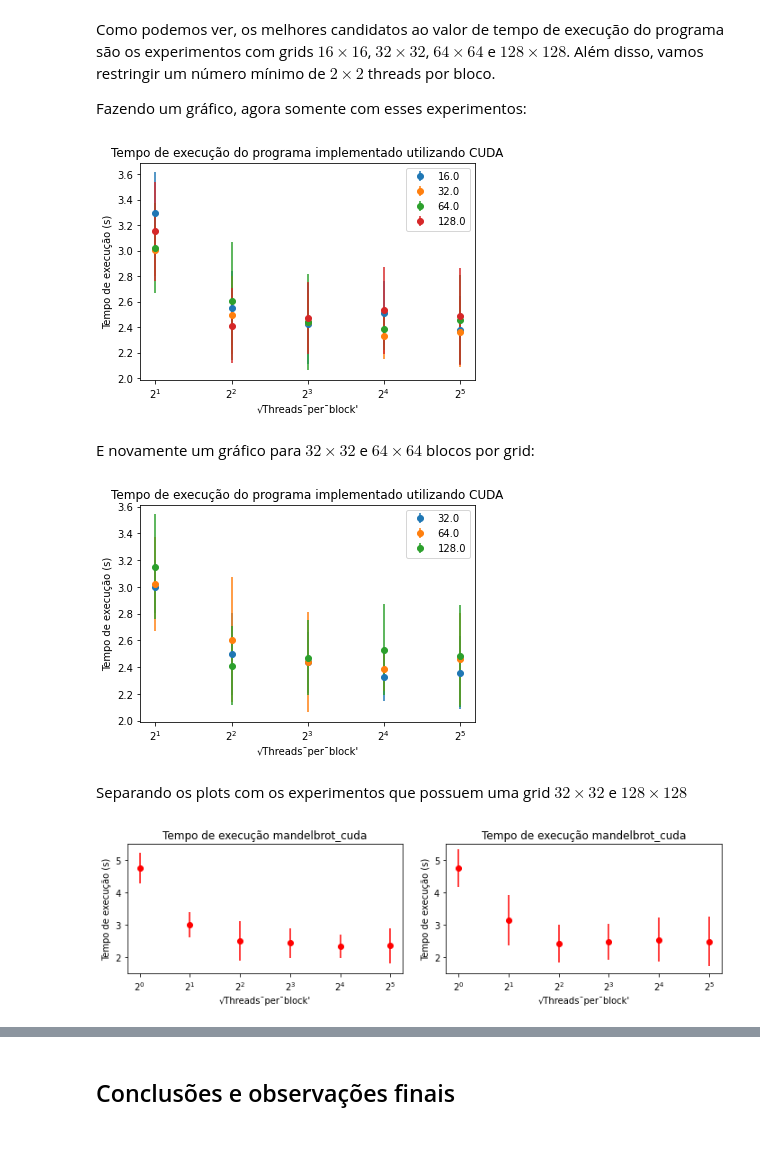
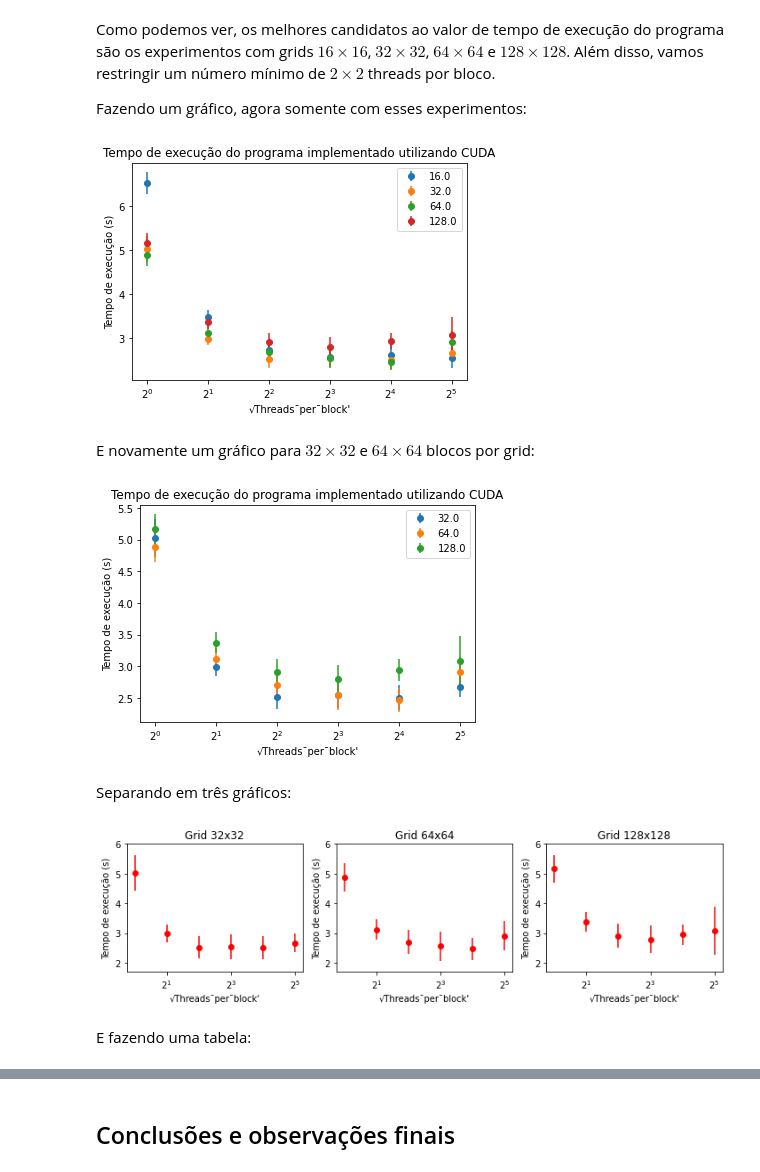
Before and after one commit to martinoni/parallel-ep2, a Jupyter notebook: ep2/src/Report.ipynb, the cells around one changed output, grey strips where cells are left out. Saved outputs shown, nothing was run; the diff lists cells and outputs as text; code cells hidden in the pictures; blank space fills up the shorter version.

```diff
--- a/ep2/src/Report.ipynb
+++ b/ep2/src/Report.ipynb
@@ -266,8 +219,11 @@ def describe_results(data, repetitions = 15):
 Vamos finalmente executar a função acima passando nossos resultados como argumento e salvar em DataFrames separados as informações sobre as execuções em MPI e sobre as em CUDA:
 # %%
 resumo_experimentos = describe_results(data)
-resumo_mpi = pd.DataFrame(resumo_experimentos['mpi'])
-resumo_cuda = pd.DataFrame(resumo_experimentos['cuda'])
+resumo_mpi = resumo_experimentos['mpi']
+resumo_cuda = resumo_experimentos['cuda']
+resumo_omp = resumo_experimentos['omp']
+resumo_pth = resumo_experimentos['pth']
+resumo_seq = resumo_experimentos['seq']
 # %% [markdown]
 ## Vizualização e Análise dos Resultados
 # %% [markdown]
@@ -359,8 +318,11 @@ Fazendo um gráfico, agora somente com esses experimentos:
 # %%
 fig, ax = plt.subplots()
 ax.set_xscale('log', basex=2)
-for key, group in resumo_cuda.loc[23:][resumo_cuda.loc[23:].x_block_cuda > 1].groupby('x_grid_cuda'):
-    group.plot('x_block_cuda', 'mean_duration_mono', yerr='std_duration_mono', label=key, ax=ax, fmt='o')   # 2
+for key, group in resumo_cuda.loc[23:].groupby('x_grid_cuda'):
+    plt.errorbar(group['y_block_cuda'], group['duration_mono']['mean'], yerr=group['duration_mono']['std'],
+            label=key, fmt='o')   # 2
+
+plt.legend(resumo_cuda.loc[23:]['x_grid_cuda'].unique())
 
 ax.set_xlabel('√Threads¯per¯block\'')
 ax.set_ylabel('Tempo de execução (s)')
@@ -368,14 +330,17 @@ plt.title('Tempo de execução do programa implementado utilizando CUDA')
 
 plt.show()
 # %% [output]
-[figure, old version]
+[figure, new version]
 # %% [markdown]
 E novamente um gráfico para $32\times32$ e $64\times64$ blocos por grid:
 # %%
 fig, ax = plt.subplots()
 ax.set_xscale('log', basex=2)
-for key, group in resumo_cuda.loc[29:][resumo_cuda.loc[29:].x_block_cuda > 1].groupby('x_grid_cuda'):
-    group.plot('x_block_cuda', 'mean_duration_mono', yerr='std_duration_mono', label=key, ax=ax, fmt='o')   # 2
+for key, group in resumo_cuda.loc[29:].groupby('x_grid_cuda'):
+    plt.errorbar(group['y_block_cuda'], group['duration_mono']['mean'], yerr=group['duration_mono']['std'],
+            label=key, fmt='o')   # 2
+
+plt.legend(resumo_cuda.loc[29:]['x_grid_cuda'].unique())
 
 ax.set_xlabel('√Threads¯per¯block\'')
 ax.set_ylabel('Tempo de execução (s)')
@@ -383,34 +348,45 @@ plt.title('Tempo de execução do programa implementado utilizando CUDA')
 
 plt.show()
 # %% [output]
-[figure, old version]
+[figure, new version]
-# %% [markdown]
-Separando os plots com os experimentos que possuem uma grid $32\times32$ e $128\times128$
+# %% [markdown]
+Separando em três gráficos:
 # %%
-fig, ax = plt.subplots(nrows=1, ncols=2, figsize=(10, 3))
+fig, ax = plt.subplots(nrows=1, ncols=3, figsize=(10, 3))
 ax[0].set_xscale('log', basex=2)
 ax[1].set_xscale('log', basex=2)
+ax[2].set_xscale('log', basex=2)
 
-ax[0].set_ylim(1.5, 5.5)
-ax[1].set_ylim(1.5, 5.5)
+ax[0].set_ylim(1.7, 6)
+ax[1].set_ylim(1.7, 6)
+ax[2].set_ylim(1.7, 6)
 
 cuda_1 = resumo_cuda[resumo_cuda.x_grid_cuda == 32]
-cuda_2 = resumo_cuda[resumo_cuda.x_grid_cuda == 128]
+cuda_2 = resumo_cuda[resumo_cuda.x_grid_cuda == 64]
+cuda_3 = resumo_cuda[resumo_cuda.x_grid_cuda == 128]
 
-ax[0].errorbar(cuda_1['x_block_cuda'], cuda_1['mean_duration_mono'],
-             yerr = 2*cuda_1['std_duration_mono'], fmt='ro')
-ax[1].errorbar(cuda_2['x_block_cuda'], cuda_2['mean_duration_mono'],
-             yerr = 2*cuda_2['std_duration_mono'], fmt='ro')
+ax[0].errorbar(cuda_1['x_block_cuda'], cuda_1['duration_mono']['mean'],
+             yerr = 2*cuda_1['duration_mono']['std'], fmt='ro')
+ax[1].errorbar(cuda_2['x_block_cuda'], cuda_2['duration_mono']['mean'],
+             yerr = 2*cuda_2['duration_mono']['std'], fmt='ro')
+ax[2].errorbar(cuda_3['x_block_cuda'], cuda_3['duration_mono']['mean'],
+             yerr = 2*cuda_3['duration_mono']['std'], fmt='ro')
 
 ax[0].set_xlabel('√Threads¯per¯block\'')
 ax[0].set_ylabel('Tempo de execução (s)')
-ax[0].set_title('Tempo de execução mandelbrot_cuda')
+ax[0].set_title('Grid 32x32')
 
 ax[1].set_xlabel('√Threads¯per¯block\'')
 ax[1].set_ylabel('Tempo de execução (s)')
-ax[1].set_title('Tempo de execução mandelbrot_cuda')
+ax[1].set_title('Grid 64x64')
+
+ax[2].set_xlabel('√Threads¯per¯block\'')
+ax[2].set_ylabel('Tempo de execução (s)')
+ax[2].set_title('Grid 128x128')
 
 
 fig.tight_layout()
 # %% [output]
-[figure, old version]
+[figure, new version]
+# %% [markdown]
+E fazendo uma tabela:
```
Also changed, not shown: parts of 31 cells of this notebook, 4 other files.
